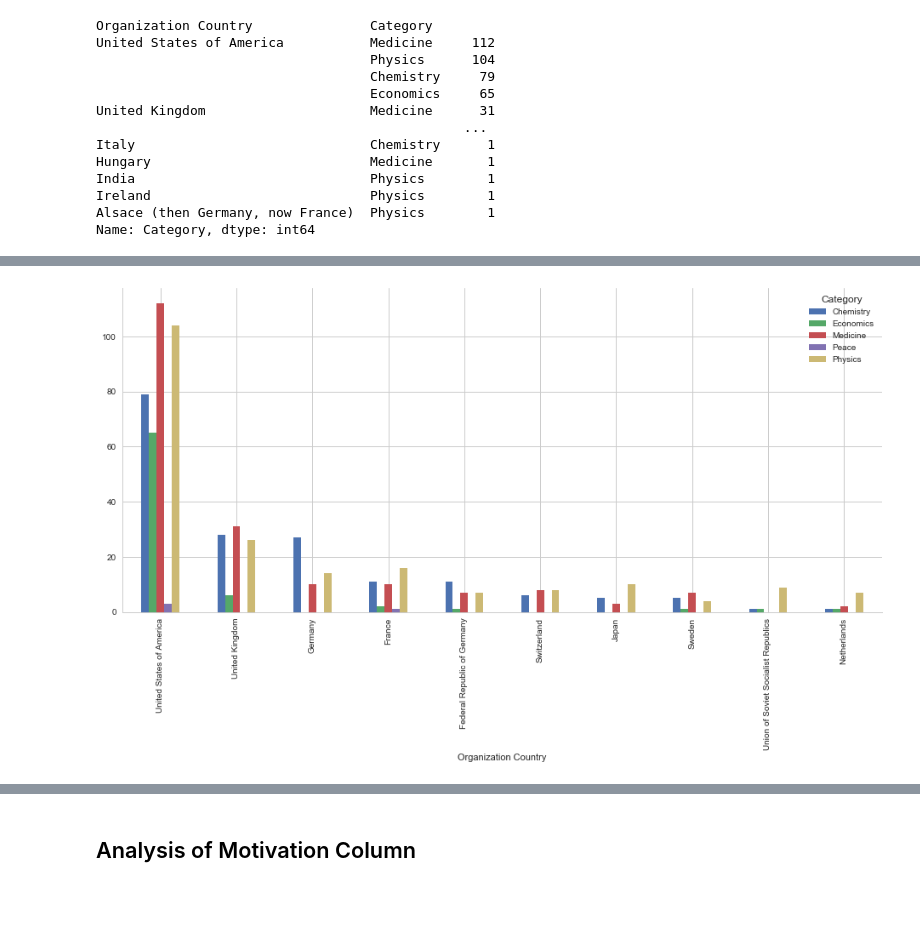
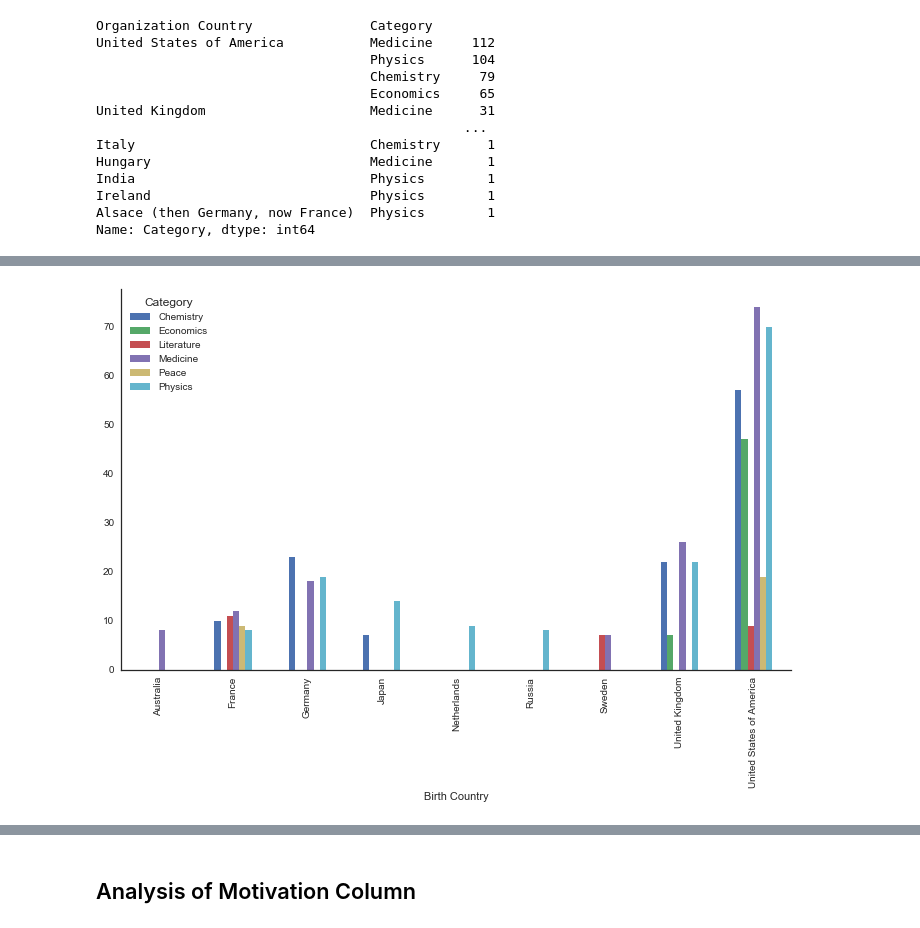
Before and after one commit to mudspringhiker/nobel_prize, a Jupyter notebook: exploratory_analysis.ipynb, the cells around one changed output, grey strips where cells are left out. Cells and saved outputs as stored; diff of their text form; code cells hidden in the pictures; blank space fills up the shorter version.

```diff
--- a/exploratory_analysis.ipynb
+++ b/exploratory_analysis.ipynb
@@ -200,5 +213,5 @@ memory usage: 60.6+ KB
 # %% [markdown]
 Convert "Birth Year" column from str to numeric:
 # %%
-nobeldf2["Birth Year"] = pd.to_numeric(nobeldf2["Birth Year"])
+nobeldf["Birth Year"] = pd.to_numeric(nobeldf["Birth Year"])
 # %%
@@ -229,5 +246,5 @@ memory usage: 60.6+ KB
 # %% [markdown]
 Calculation of age during awarding of Nobel:
 # %%
-nobeldf2["Age"] = nobeldf2["Year"] - nobeldf2["Birth Year"]
+nobeldf["Age"] = nobeldf["Year"] - nobeldf["Birth Year"]
 # %%
@@ -361,0 +380,3 @@ sptop
+# %%
+birthcountry_category = nobeldf.groupby("Birth Country")["Category"].value_counts().sort_values(ascending=False)
+birthcountry_category
@@ -361,0 +397,3 @@ sptop
+# %%
+birth0 = birthcountry_category.fillna(0)
+birth0
@@ -362,6 +436,5 @@ sptop
 # %%
-sptop.plot(kind="bar", x="Organization Country", figsize=(16, 7), grid=None)
-sns.set(style='white')
+birth0[:25].unstack().plot(kind='bar', figsize=(12, 7))
 sns.despine();
 # %% [output]
-[figure, old version]
+[figure, new version]
```
Also changed, not shown: parts of 72 cells of this notebook, 6 other files.
